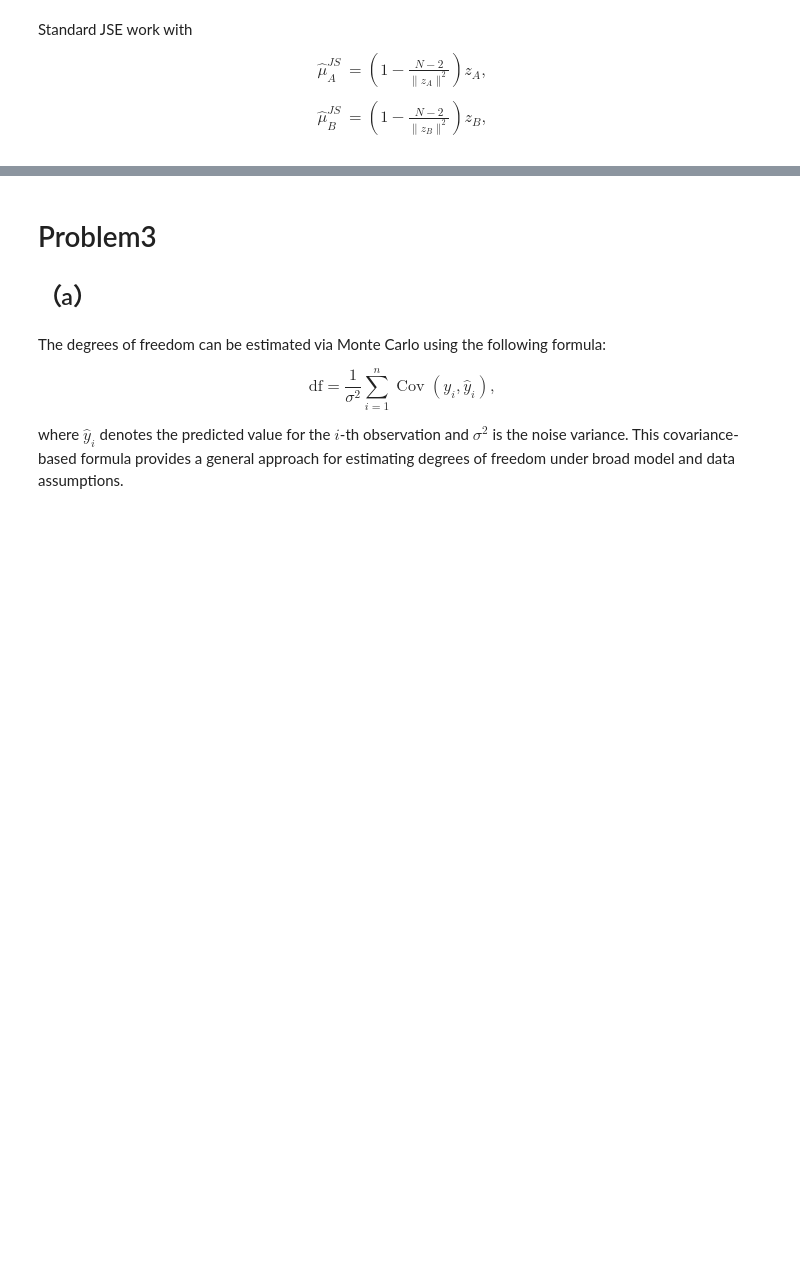
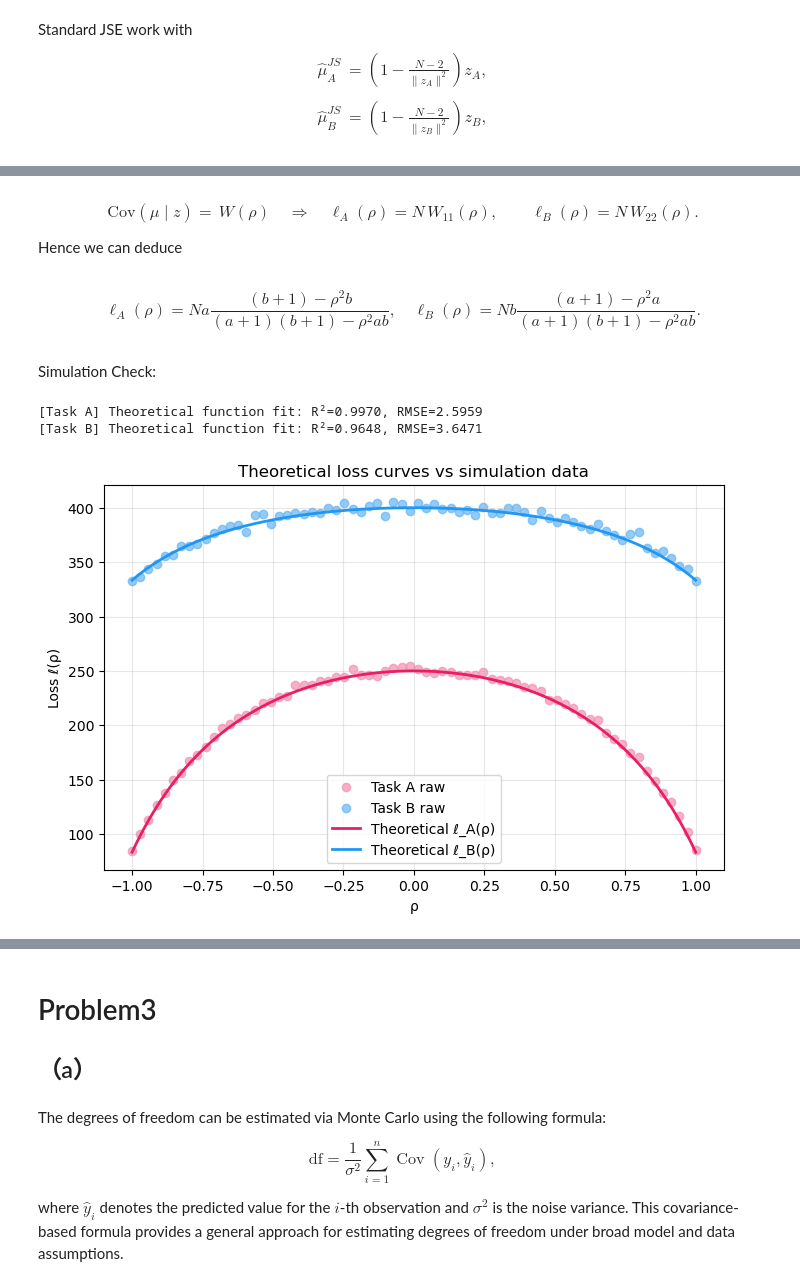
Before and after one commit to Revelyn-Jing/HKUST-MATH-5472, a Jupyter notebook: Assignment-2/Problem.ipynb, the cells around one changed output, grey strips where cells are left out. Saved outputs shown, nothing was run; the diff lists cells and outputs as text; code cells hidden in the pictures; blank space fills up the shorter version.

```diff
--- a/Assignment-2/Problem.ipynb
+++ b/Assignment-2/Problem.ipynb
@@ -896,0 +859,79 @@ why cheb = 8能够达到这么好的效果？
+# %% [markdown]
+
+$$
+\mathrm{Cov}(\mu \mid z) = \,W(\rho)
+\quad\Rightarrow\quad
+\ell_A(\rho) = N\,W_{11}(\rho),
+\qquad
+\ell_B(\rho) = N\,W_{22}(\rho).
+$$
+
+Hence we can deduce
+# %% [markdown]
+$$
+\ell_A(\rho)=Na\frac{(b+1)-\rho^2b}{(a+1)(b+1)-\rho^2ab},\quad\ell_B(\rho)=Nb\frac{(a+1)-\rho^2a}{(a+1)(b+1)-\rho^2ab}.
+$$
+# %% [markdown]
+Simulation Check:
+# %%
+import numpy as np
+import matplotlib.pyplot as plt
+
+
+x = np.asarray(rhos)
+yA = np.asarray(loss_LS_A)
+yB = np.asarray(loss_LS_B)
+
+
+
+def ell_A_theory(rho, a, b, N):
+    num = (b + 1) - (b * rho**2)
+    den = (a + 1) * (b + 1) - a * b * rho**2
+    return N * a * num / den
+
+def ell_B_theory(rho, a, b, N):
+    num = (a + 1) - (a * rho**2)
+    den = (a + 1) * (b + 1) - a * b * rho**2
+    return N * b * num / den
+
+
+x_fine = np.linspace(-1, 1, 400)
+yA_th = ell_A_theory(x_fine, a, b, N)
+yB_th = ell_B_theory(x_fine, a, b, N)
+
+
+yA_pred = ell_A_theory(x, a, b, N)
+yB_pred = ell_B_theory(x, a, b, N)
+
+
+def r2_rmse(y_true, y_pred):
+    ss_res = np.sum((y_true - y_pred)**2)
+    ss_tot = np.sum((y_true - np.mean(y_true))**2)
+    r2 = 1 - ss_res / ss_tot
+    rmse = np.sqrt(np.mean((y_true - y_pred)**2))
+    return r2, rmse
+
+r2A, rmseA = r2_rmse(yA, yA_pred)
+r2B, rmseB = r2_rmse(yB, yB_pred)
+
+print(f"[Task A] Theoretical function fit: R²={r2A:.4f}, RMSE={rmseA:.4f}")
+print(f"[Task B] Theoretical function fit: R²={r2B:.4f}, RMSE={rmseB:.4f}")
+
+# ====== 画图 ======
+plt.figure(figsize=(8,5))
+plt.scatter(x, yA, color="#f48fb1", alpha=0.7, label="Task A raw")
+plt.scatter(x, yB, color="#64b5f6", alpha=0.7, label="Task B raw")
+
+plt.plot(x_fine, yA_th, color="#e91e63", linewidth=2, label=f"Theoretical ℓ_A(ρ)")
+plt.plot(x_fine, yB_th, color="#2196f3", linewidth=2, label=f"Theoretical ℓ_B(ρ)")
+
+plt.xlabel("ρ")
+plt.ylabel("Loss ℓ(ρ)")
+plt.title("Theoretical loss curves vs simulation data")
+plt.legend()
+plt.grid(alpha=0.3)
+plt.show()
+# %% [output]
+[Task A] Theoretical function fit: R²=0.9970, RMSE=2.5959
+[Task B] Theoretical function fit: R²=0.9648, RMSE=3.6471
+[figure, added]
```
Also changed, not shown: parts of 53 cells of this notebook.
